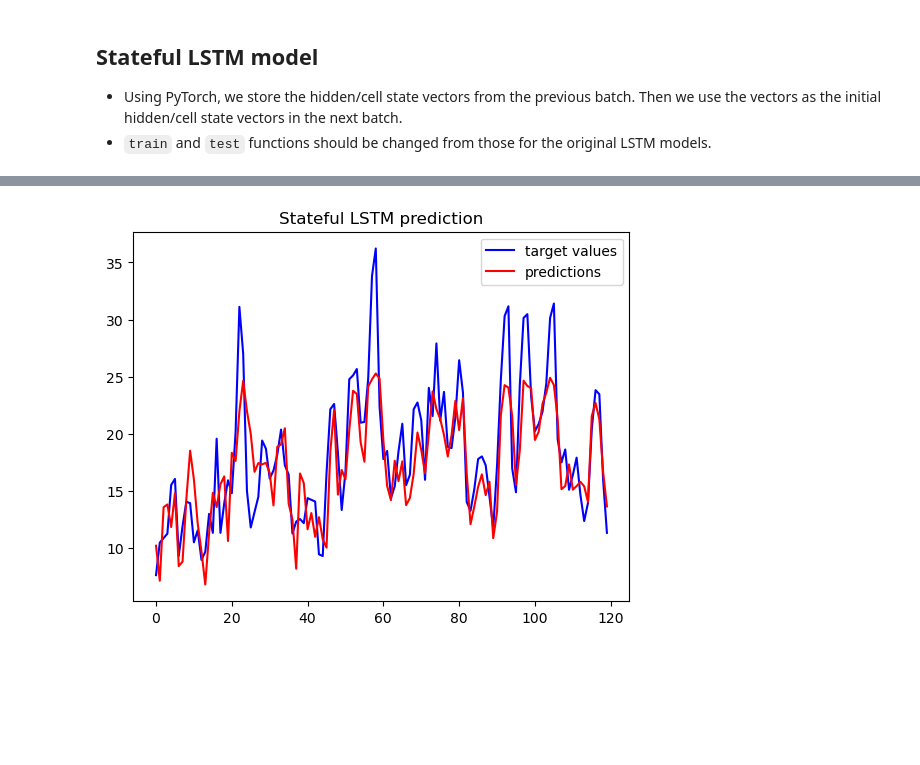
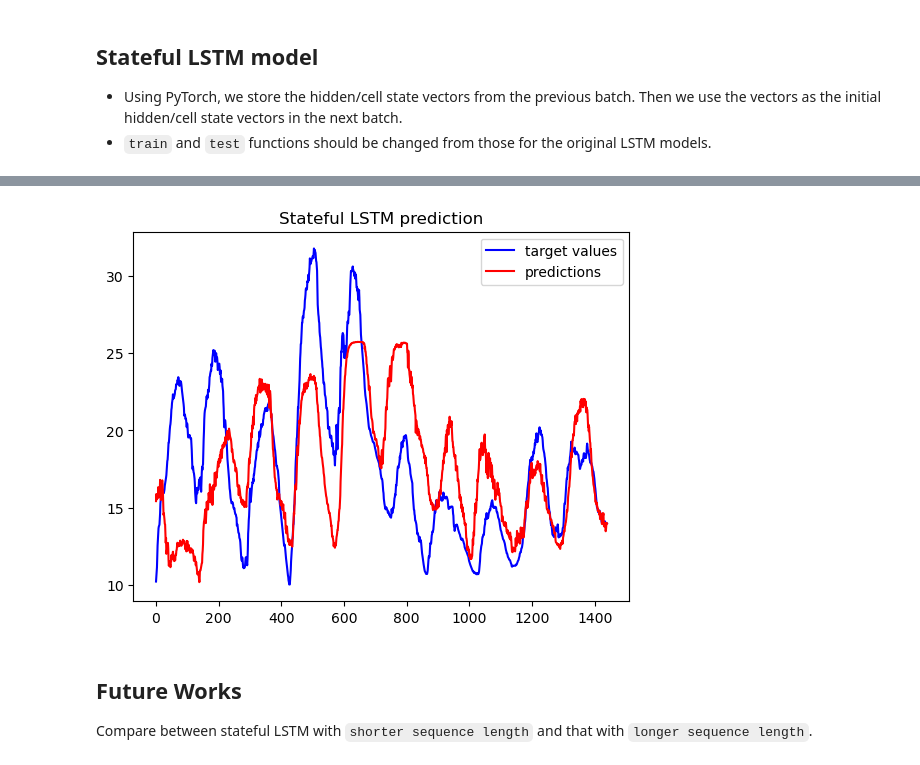
Before and after one commit to smfelixchoi/MATH-DL-study, a Jupyter notebook: 4.RNN/Stateful_RNN_PyTorch.ipynb, the cells around one changed output, grey strips where cells are left out. Saved outputs shown, nothing was run; the diff lists cells and outputs as text; code cells hidden in the pictures; blank space fills up the shorter version.

Commit message:
stateful LSTM update

```diff
--- a/4.RNN/Stateful_RNN_PyTorch.ipynb
+++ b/4.RNN/Stateful_RNN_PyTorch.ipynb
@@ -101,26 +98,34 @@ sequence_length = 120
 
 # The target for a sequence will be the temperature 24 hours after the end of the sequence.
 delay = sampling_rate * (sequence_length + 24 - 1)
-batch_size = sampling_rate
 
-train_dataset = SequenceDataset(X[:num_train_samples-sequence_length],
-                                y[:num_train_samples-sequence_length],
-                                sampling_rate=sampling_rate, sequence_length=sequence_length,
+sequence_stride=1
+batch_size = sampling_rate*sequence_length
+
+train_dataset = SequenceDataset(X[132:num_train_samples],
+                                y[132:num_train_samples],
+                                sampling_rate=sampling_rate,
+                                sequence_stride=1,
+                                sequence_length=sequence_length,
                                 delay = delay)
 
-valid_dataset = SequenceDataset(X[num_train_samples:num_train_samples+num_val_samples-sequence_length*3],
-                                y[num_train_samples:num_train_samples+num_val_samples-sequence_length*3],
-                                sampling_rate=sampling_rate, sequence_length=sequence_length,
+valid_dataset = SequenceDataset(X[432+num_train_samples:num_train_samples+num_val_samples],
+                                y[432+num_train_samples:num_train_samples+num_val_samples],
+                                sampling_rate=sampling_rate,
+                                sequence_stride=1,
+                                sequence_length=sequence_length,
                                 delay = delay)
 
-test_dataset = SequenceDataset(X[num_train_samples + num_val_samples-delay*2:-sequence_length*5],
-                               y[num_train_samples + num_val_samples-delay*2:-sequence_length*5],
-                               sampling_rate=sampling_rate, sequence_length=sequence_length,
+test_dataset = SequenceDataset(X[433+num_train_samples + num_val_samples:],
+                               y[433+num_train_samples + num_val_samples:],
+                               sampling_rate=sampling_rate,
+                               sequence_stride=1,
+                               sequence_length=sequence_length,
                                delay = delay)
 # %%
-train_loader = DataLoader(train_dataset, batch_size=sampling_rate, shuffle=False)
-valid_loader = DataLoader(valid_dataset, batch_size=sampling_rate, shuffle=False)
-test_loader = DataLoader(test_dataset, batch_size=sampling_rate, shuffle=False)
+train_loader = DataLoader(train_dataset, batch_size=batch_size, shuffle=False)
+valid_loader = DataLoader(valid_dataset, batch_size=batch_size, shuffle=False)
+test_loader = DataLoader(test_dataset, batch_size=batch_size, shuffle=False)
 # %%
 for samples, targets in test_loader:
     print('samples shape:', samples.shape)
@@ -172,8 +177,6 @@ criterion = nn.MSELoss()
 optimizer = optim.Adam(model.parameters(), lr=1e-3)
 EPOCHS = 30
 # %%
-batch_size=sampling_rate
-
 def train(model, trainloader, validloader, criterion, optimizer, epoch, device):
 
     losses = []
@@ -300,9 +303,13 @@ plt.show()
 # %%
-x = np.arange(120)
-plt.plot(x, test_targets[:120], label = 'target values', color='b')
-plt.plot(x, predictions[:120], label = 'predictions', color='r')
+x = np.arange(1440)
+plt.plot(x, test_targets[:1440], label = 'target values', color='b')
+plt.plot(x, predictions[:1440], label = 'predictions', color='r')
 plt.title('Stateful LSTM prediction')
 plt.legend()
 plt.show()
 # %% [output]
-[figure, old version]
+[figure, new version]
+# %% [markdown]
+## Future Works
+
+Compare between stateful LSTM with `shorter sequence length` and that with `longer sequence length`.
```
Also changed, not shown: parts of 8 cells of this notebook.
